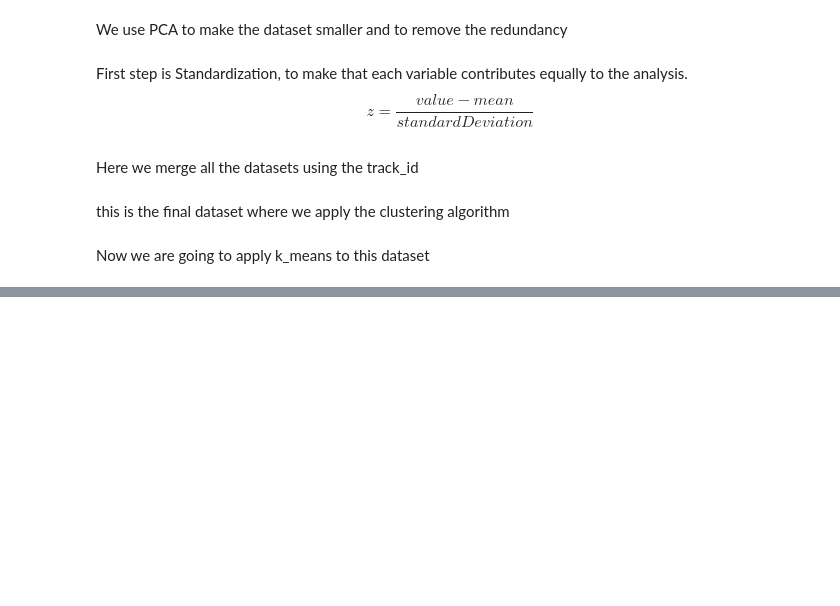
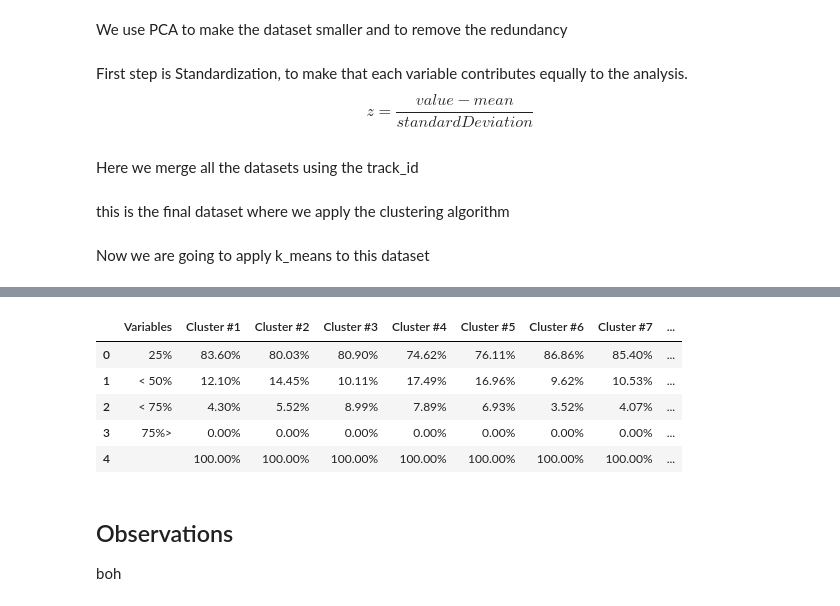
Before and after one commit to FilMastro/ADM-Homework4, a Jupyter notebook: HW4.ipynb, the cells around one changed output, grey strips where cells are left out. Saved outputs shown, nothing was run; the diff lists cells and outputs as text; code cells hidden in the pictures; blank space fills up the shorter version.

```diff
--- a/HW4.ipynb
+++ b/HW4.ipynb
@@ -702,0 +721,42 @@ k== 15
+# %%
+def printPivotTableLiveness():
+    col = ["Variables", "Cluster #1", "Cluster #2", "Cluster #3", "Cluster #4", "Cluster #5", "Cluster #6",
+           "Cluster #7", "Cluster #8", "Cluster #9", "Cluster #10", "Cluster #11"]
+    df  = pd.DataFrame(columns=col, index=None)
+
+
+    df["Variables"] = ["25%","< 50%","< 75%", "75%> ",""]
+    for name in col[1:]:
+        n_cluster = int(name.split("#")[1])
+        l = [0,0,0,0,0]
+        list_track = echonest[dataset["cluster_#"] == n_cluster-1]
+        for x in list_track.audio_features_liveness:
+            if x < 0.25:
+                l[0] += 1
+            elif 0.25 < x < 0.50:
+                l[1] += 1
+            elif 0.50 < x <= 0.75:
+                l[2] += 1
+            elif 0.75 < x <= 1:
+                l[2] += 1
+
+        l = [round(100*x/len(list_track.audio_features_liveness),2) for x in l]
+        s = sum(l)
+        l[4] = s
+        l = ['{:.2f}'.format(x)+"%" for x in l]
+        df[name] = l
+
+    return df
+# %%
+printPivotTableLiveness()
+# %% [output]
+|  | Variables | Cluster #1 | Cluster #2 | Cluster #3 | Cluster #4 | Cluster #5 | Cluster #6 | Cluster #7 | ... |
+| 0 | 25% | 83.60% | 80.03% | 80.90% | 74.62% | 76.11% | 86.86% | 85.40% | ... |
+| 1 | < 50% | 12.10% | 14.45% | 10.11% | 17.49% | 16.96% | 9.62% | 10.53% | ... |
+| 2 | < 75% | 4.30% | 5.52% | 8.99% | 7.89% | 6.93% | 3.52% | 4.07% | ... |
+| 3 | 75%> | 0.00% | 0.00% | 0.00% | 0.00% | 0.00% | 0.00% | 0.00% | ... |
+| 4 |  | 100.00% | 100.00% | 100.00% | 100.00% | 100.00% | 100.00% | 100.00% | ... |
+# %% [markdown]
+## Observations
+
+boh
```
Also changed, not shown: parts of 56 cells of this notebook.
